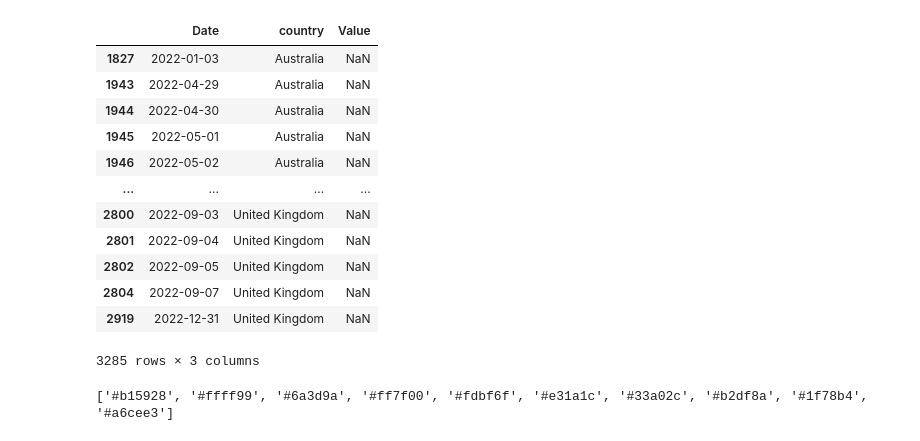
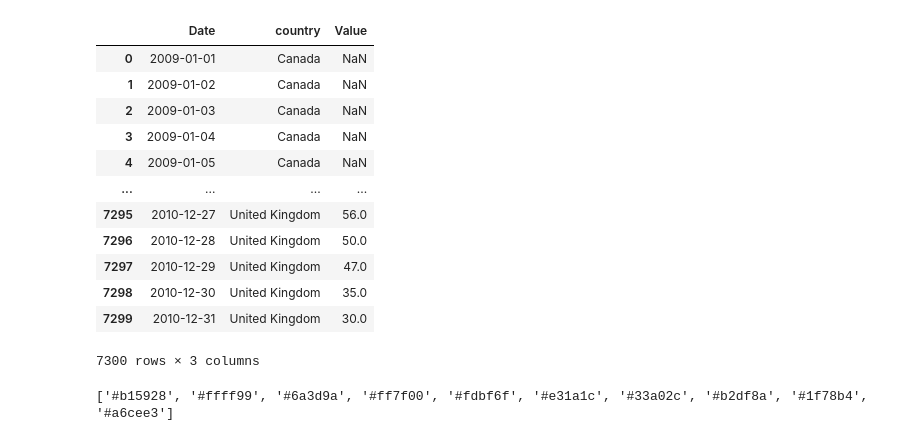
Before and after one commit to nehlehk/Mutexa, a Jupyter notebook: scripts/paper_plots.ipynb, the cells around one changed output. Cells and saved outputs as stored; diff of their text form; code cells hidden in the pictures.

```diff
--- a/scripts/paper_plots.ipynb
+++ b/scripts/paper_plots.ipynb
@@ -78,43 +59,48 @@ MPXV_country_min10_G9R1.2_heatmapmatrix.json
 # %%
 # Data
-path = 'outputs/'
-prefix = 'MPXV_country_min10'
+#path = '/Users/lee349/Library/CloudStorage/OneDrive-CSIRO/Project related/StrEpiFun/manuscript_figures/mpxv_country_ms10-1.2/'
+prefix = 'fluAHA'
 group_name = 'country'
-group = 'F8L'
+group = 'E391K'
 threshold = 1.2
-
-with open(path + prefix +"_" + group + str(threshold)+'_heatmapmatrix.json', 'r') as file:
+with open('/Users/lee349/Library/CloudStorage/OneDrive-CSIRO/Project related/MUTEXA/build-test/Mutexa/outputs/fluAHAcountry_2024data_E391K1.2_heatmapmatrix.json', 'r') as file:
+#with open(path + prefix +"_" + group + str(threshold)+'_heatmapmatrix.json', 'r') as file:
     data = json.load(file)
 heatmap = pd.DataFrame(data['z'], index=data['y'], columns=data['x'])
 
 country2region, countryGrouping = initialization("/Users/lee349/Library/CloudStorage/OneDrive-CSIRO/Project related/StrEpiFun/mutexa/inputs/UNSD — Methodology.csv")
 country2region, countryGrouping
 
 if group_name == 'country':
     heatmap['Region'] = heatmap.index.map(country2region)
     heatmap = heatmap.sort_values(['Region'])
     heatmap = heatmap.drop(['Region'], axis=1)
 else:
     heatmap = heatmap.sort_index()
 
-lineplot = pd.read_csv(path+ prefix +'_RollingAvg_mut' + group + '_t' + str(threshold)+'.csv')
+lineplot = pd.read_csv('/Users/lee349/Library/CloudStorage/OneDrive-CSIRO/Project related/MUTEXA/build-test/Mutexa/outputs/fluAHAcountry_2024data_RollingAvg_mutE391K_t1.2.csv')
+#lineplot = pd.read_csv(path+ prefix +'_RollingAvg_mut' + group + '_t' + str(threshold)+'.csv')
 line_melted = lineplot.melt(id_vars='Date', value_vars=lineplot.columns[1:],
                     var_name=group_name, value_name='Value').sort_values(group_name)
+
+line_melted['Date'] = pd.to_datetime(line_melted['Date'])
+heatmap.columns = pd.to_datetime(heatmap.columns)
+line_melted= line_melted.sort_values([group_name, 'Date']).reset_index(drop=True)
 line_melted
 # %% [output]
 |  | Date | country | Value |
-| 1827 | 2022-01-03 | Australia | NaN |
-| 1943 | 2022-04-29 | Australia | NaN |
-| 1944 | 2022-04-30 | Australia | NaN |
-| 1945 | 2022-05-01 | Australia | NaN |
-| 1946 | 2022-05-02 | Australia | NaN |
+| 0 | 2009-01-01 | Canada | NaN |
+| 1 | 2009-01-02 | Canada | NaN |
+| 2 | 2009-01-03 | Canada | NaN |
+| 3 | 2009-01-04 | Canada | NaN |
+| 4 | 2009-01-05 | Canada | NaN |
 | ... | ... | ... | ... |
-| 2800 | 2022-09-03 | United Kingdom | NaN |
-| 2801 | 2022-09-04 | United Kingdom | NaN |
-| 2802 | 2022-09-05 | United Kingdom | NaN |
-| 2804 | 2022-09-07 | United Kingdom | NaN |
-| 2919 | 2022-12-31 | United Kingdom | NaN |
+| 7295 | 2010-12-27 | United Kingdom | 56.0 |
+| 7296 | 2010-12-28 | United Kingdom | 50.0 |
+| 7297 | 2010-12-29 | United Kingdom | 47.0 |
+| 7298 | 2010-12-30 | United Kingdom | 35.0 |
+| 7299 | 2010-12-31 | United Kingdom | 30.0 |
-3285 rows × 3 columns
+7300 rows × 3 columns
 # %%
 #Colour palette, max 10 categories to show
 #from pypalettes import load_cmap, load_palette
```
Also changed, not shown: parts of 6 cells of this notebook.
